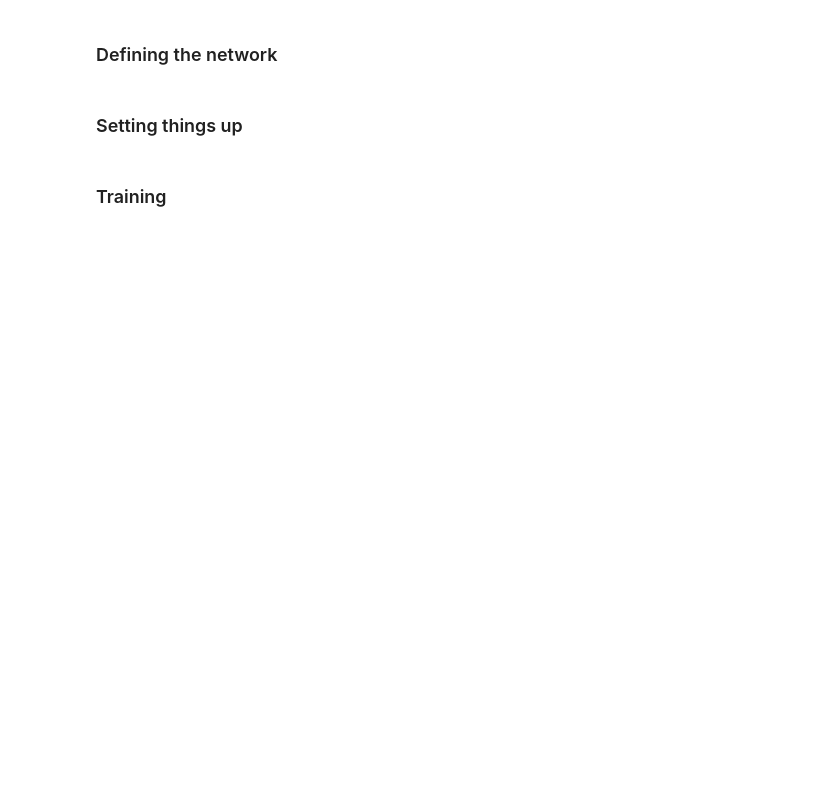
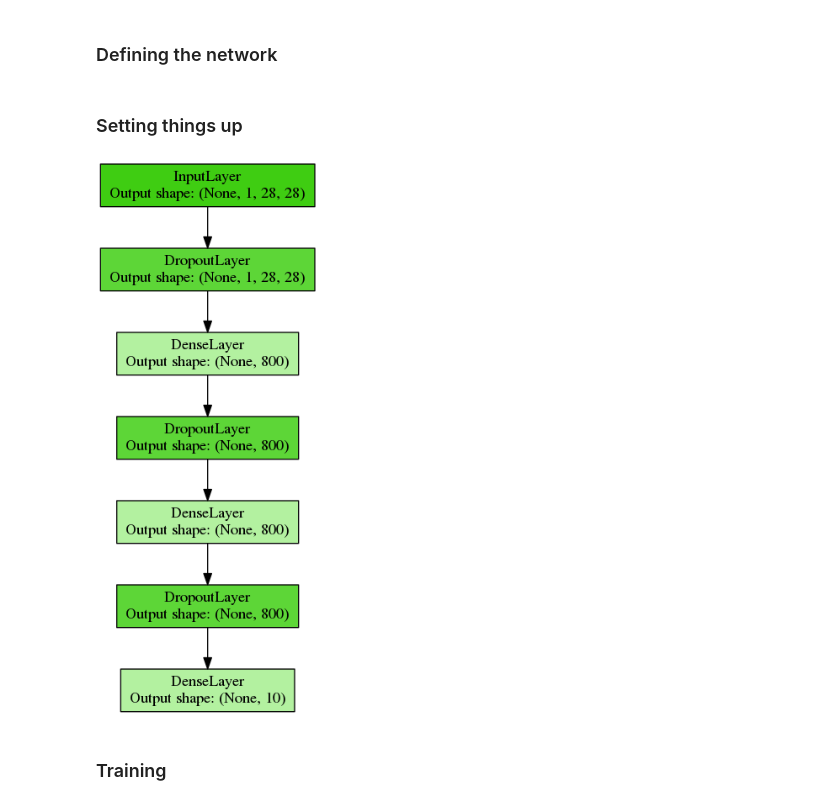
Before and after one commit to dudevil/theano-tutorial, a Jupyter notebook: Theano tutorial.ipynb, the cells around one changed output. Saved outputs shown, nothing was run; the diff lists cells and outputs as text; code cells hidden in the pictures; blank space fills up the shorter version.

```diff
--- a/Theano tutorial.ipynb
+++ b/Theano tutorial.ipynb
@@ -994,6 +1107,10 @@ train = theano.function(
 validate = theano.function(
     inputs=[input_var, target_var],
     outputs=[test_loss, test_acc])
+# %%
+draw_to_notebook(lasagne.layers.get_all_layers(network))
+# %% [output]
+[figure, added]
 # %% [markdown]
 ### Training
 # %%
```
Also changed, not shown: parts of 40 cells of this notebook.
